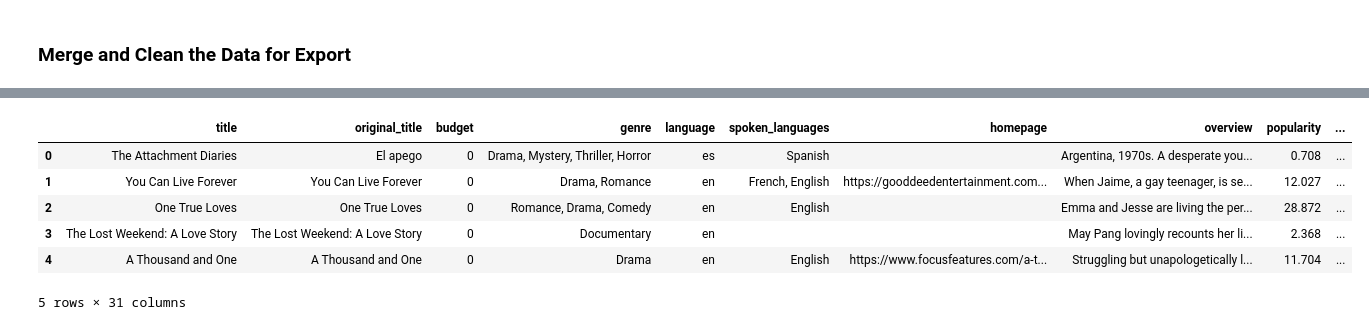
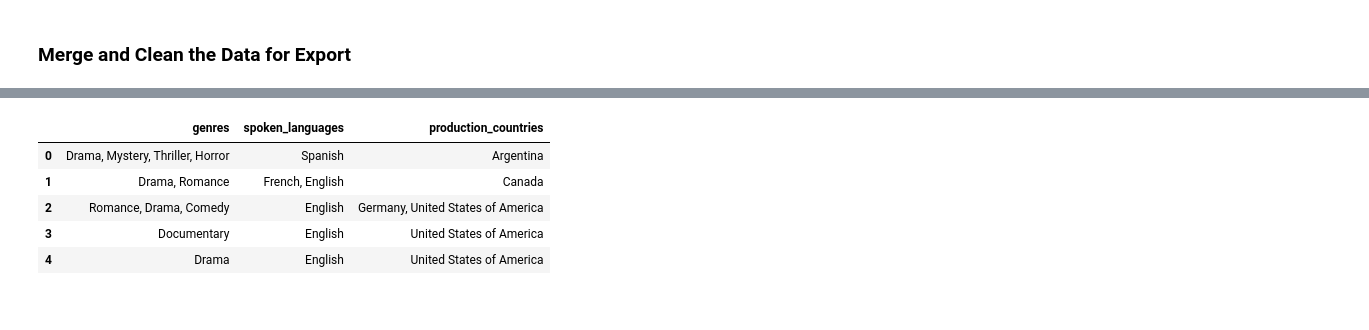
Before and after one commit to mdipinto1/data-sourcing-challenge, a Jupyter notebook: retrieve_movie_data.ipynb, the cells around one changed output, grey strips where cells are left out. Saved outputs shown, nothing was run; the diff lists cells and outputs as text; code cells hidden in the pictures.

```diff
--- a/retrieve_movie_data.ipynb
+++ b/retrieve_movie_data.ipynb
@@ -246,4 +265,6 @@ Kedi,’ Rekindling a ‘Love of Life not found.
 ]
 # %%
 # Convert the results to a DataFrame
+tmdb_df = pd.DataFrame(tmdb_movies_list)
+tmdb_df.head()
 # %% [output]
@@ -264,3 +278,4 @@ Kedi,’ Rekindling a ‘Love of Life not found.
 ### Merge and Clean the Data for Export
 # %%
 # Merge the New York Times reviews and TMDB DataFrames on title
+nyt_tmdb_merged_df = pd.merge(tmdb_df,reviews_df, on='title')
@@ -281,27 +282,29 @@ Kedi,’ Rekindling a ‘Love of Life not found.
 # %%
 # Remove list brackets and quotation marks on the columns containing lists
 # Create a list of the columns that need fixing
-
+columns_to_fix = ['genres','spoken_languages','production_countries']
 
 # Create a list of characters to remove
-
+characters_to_remove = ['[',']',"'"]
 
 # Loop through the list of columns to fix
-
+for column in columns_to_fix:
     # Convert the column to type 'str'
-
+    nyt_tmdb_merged_df[column] = nyt_tmdb_merged_df[column].astype(str)
 
     # Loop through characters to remove
-
+    for character in characters_to_remove:
+        nyt_tmdb_merged_df[column] = nyt_tmdb_merged_df[column].str.replace(character,'')
 
 # Display the fixed DataFrame
+#The full result had my columns of interest in the truncated section, so the following subset was used
+nyt_tmdb_merged_df[columns_to_fix].head()
 # %% [output]
-|  | title | original_title | budget | genre | language | spoken_languages | homepage | overview | popularity | ... |
-| 0 | The Attachment Diaries | El apego | 0 | Drama, Mystery, Thriller, Horror | es | Spanish |  | Argentina, 1970s. A desperate you... | 0.708 | ... |
-| 1 | You Can Live Forever | You Can Live Forever | 0 | Drama, Romance | en | French, English | https://gooddeedentertainment.com... | When Jaime, a gay teenager, is se... | 12.027 | ... |
-| 2 | One True Loves | One True Loves | 0 | Romance, Drama, Comedy | en | English |  | Emma and Jesse are living the per... | 28.872 | ... |
-| 3 | The Lost Weekend: A Love Story | The Lost Weekend: A Love Story | 0 | Documentary | en |  |  | May Pang lovingly recounts her li... | 2.368 | ... |
-| 4 | A Thousand and One | A Thousand and One | 0 | Drama | en | English | https://www.focusfeatures.com/a-t... | Struggling but unapologetically l... | 11.704 | ... |
+|  | genres | spoken_languages | production_countries |
+| 0 | Drama, Mystery, Thriller, Horror | Spanish | Argentina |
+| 1 | Drama, Romance | French, English | Canada |
+| 2 | Romance, Drama, Comedy | English | Germany, United States of America |
+| 3 | Documentary | English | United States of America |
+| 4 | Drama | English | United States of America |
-5 rows × 31 columns
 # %%
 # Drop "byline.person" column
```
Also changed, not shown: parts of 14 cells of this notebook, 1 other file.
